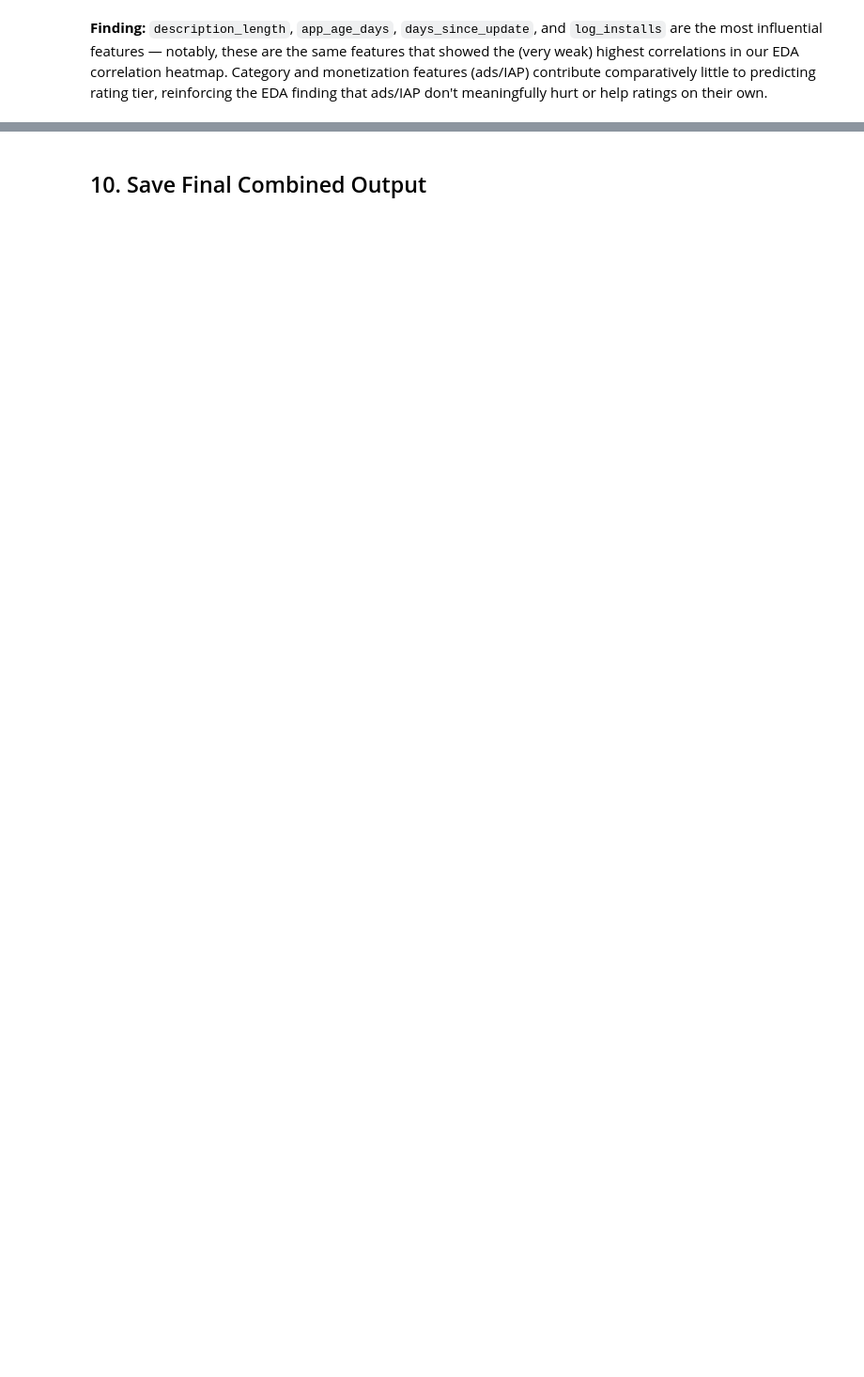
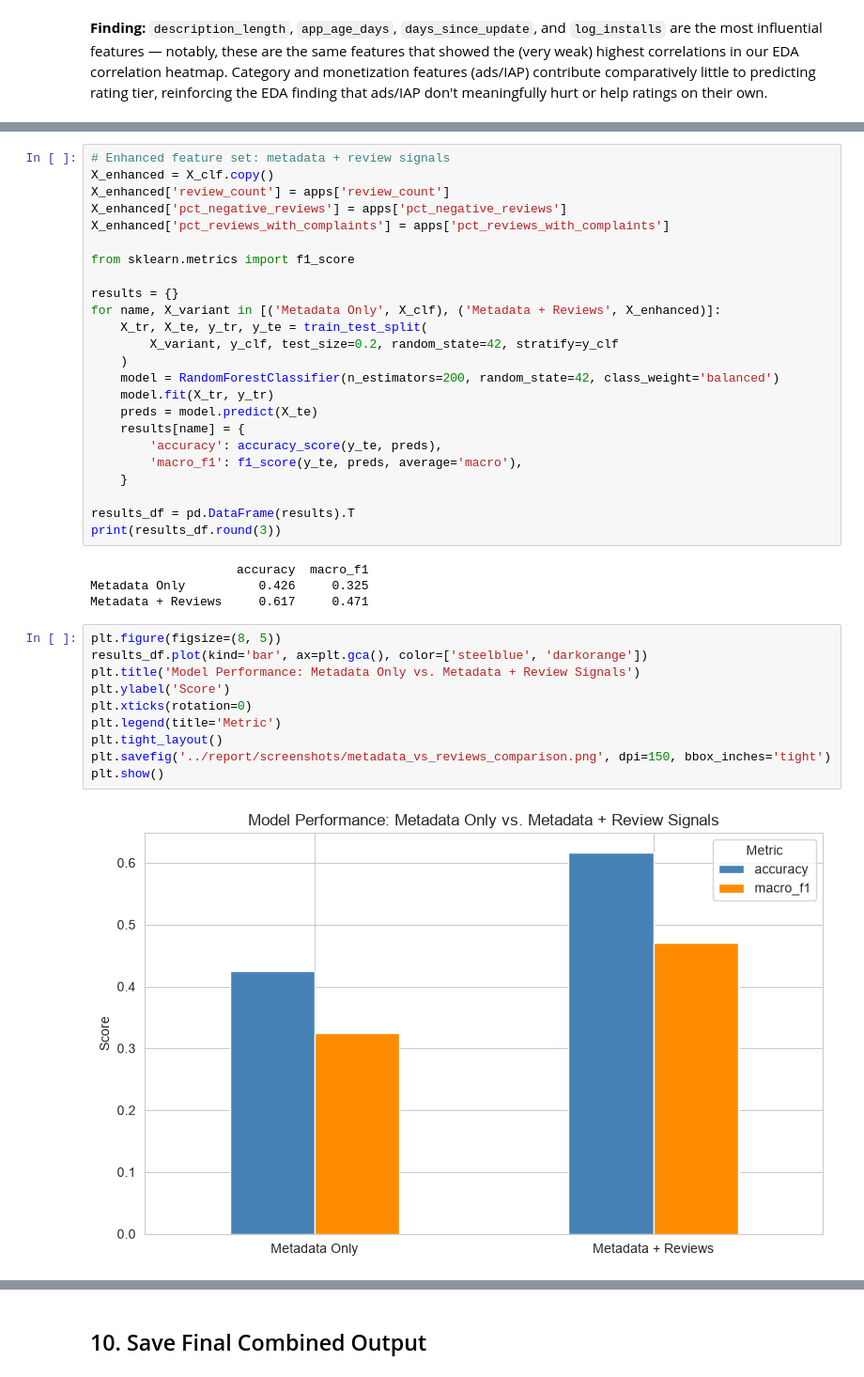
Before and after one commit to mrudula-jujjuru/playstore-fitness-app-analytics, a Jupyter notebook: notebooks/03_modeling.ipynb, the cells around one changed output, grey strips where cells are left out. Shown at 94% size. Drawn from its saved outputs; the diff is of its cells as text; blank space fills up the shorter version.

```diff
--- a/notebooks/03_modeling.ipynb
+++ b/notebooks/03_modeling.ipynb
@@ -489,0 +596,40 @@ their own.
+# %%
+# Enhanced feature set: metadata + review signals
+X_enhanced = X_clf.copy()
+X_enhanced['review_count'] = apps['review_count']
+X_enhanced['pct_negative_reviews'] = apps['pct_negative_reviews']
+X_enhanced['pct_reviews_with_complaints'] = apps['pct_reviews_with_complaints']
+
+from sklearn.metrics import f1_score
+
+results = {}
+for name, X_variant in [('Metadata Only', X_clf), ('Metadata + Reviews', X_enhanced)]:
+    X_tr, X_te, y_tr, y_te = train_test_split(
+        X_variant, y_clf, test_size=0.2, random_state=42, stratify=y_clf
+    )
+    model = RandomForestClassifier(n_estimators=200, random_state=42, class_weight='balanced')
+    model.fit(X_tr, y_tr)
+    preds = model.predict(X_te)
+    results[name] = {
+        'accuracy': accuracy_score(y_te, preds),
+        'macro_f1': f1_score(y_te, preds, average='macro'),
+    }
+
+results_df = pd.DataFrame(results).T
+print(results_df.round(3))
+# %% [output]
+                    accuracy  macro_f1
+Metadata Only          0.426     0.325
+Metadata + Reviews     0.617     0.471
+# %%
+plt.figure(figsize=(8, 5))
+results_df.plot(kind='bar', ax=plt.gca(), color=['steelblue', 'darkorange'])
+plt.title('Model Performance: Metadata Only vs. Metadata + Review Signals')
+plt.ylabel('Score')
+plt.xticks(rotation=0)
+plt.legend(title='Metric')
+plt.tight_layout()
+plt.savefig('../report/screenshots/metadata_vs_reviews_comparison.png', dpi=150, bbox_inches='tight')
+plt.show()
+# %% [output]
+[figure, added]
```
Also changed, not shown: parts of 26 cells of this notebook.
